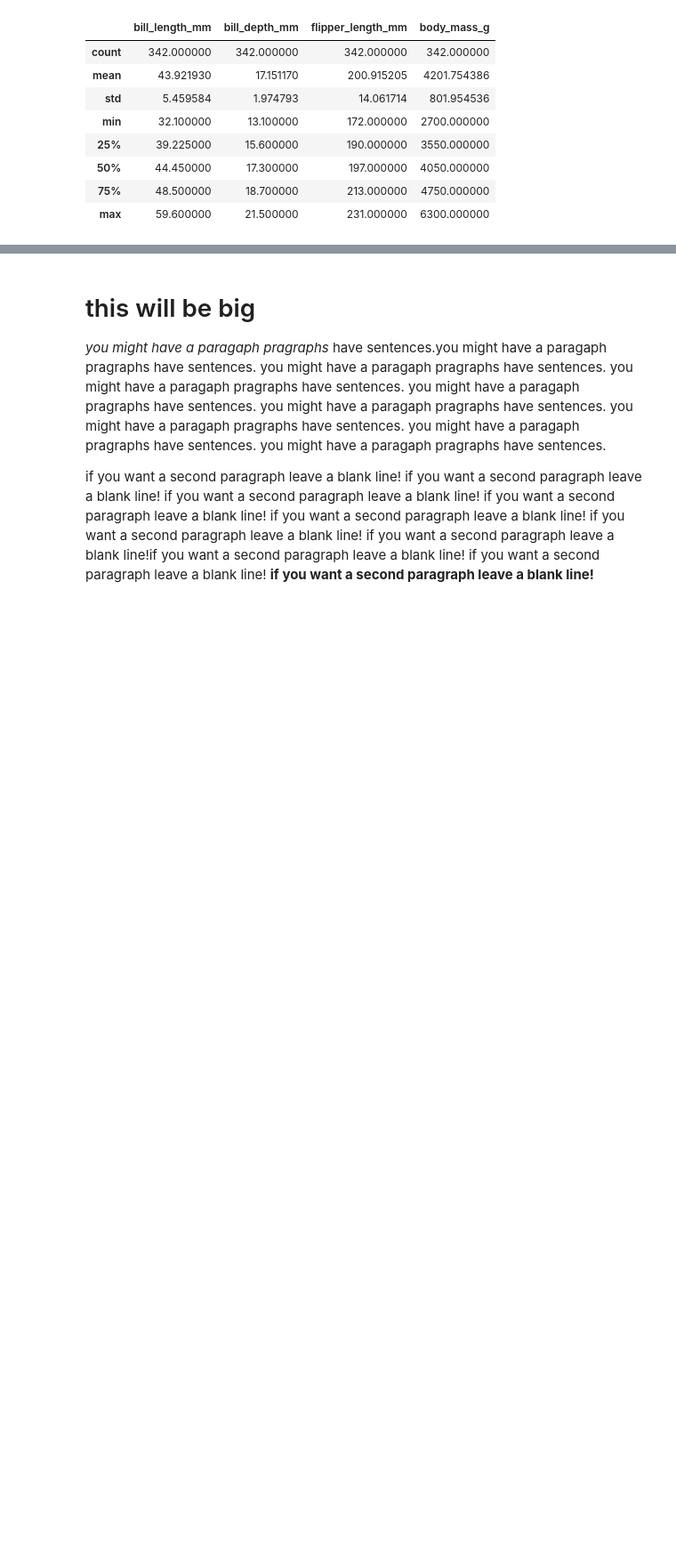
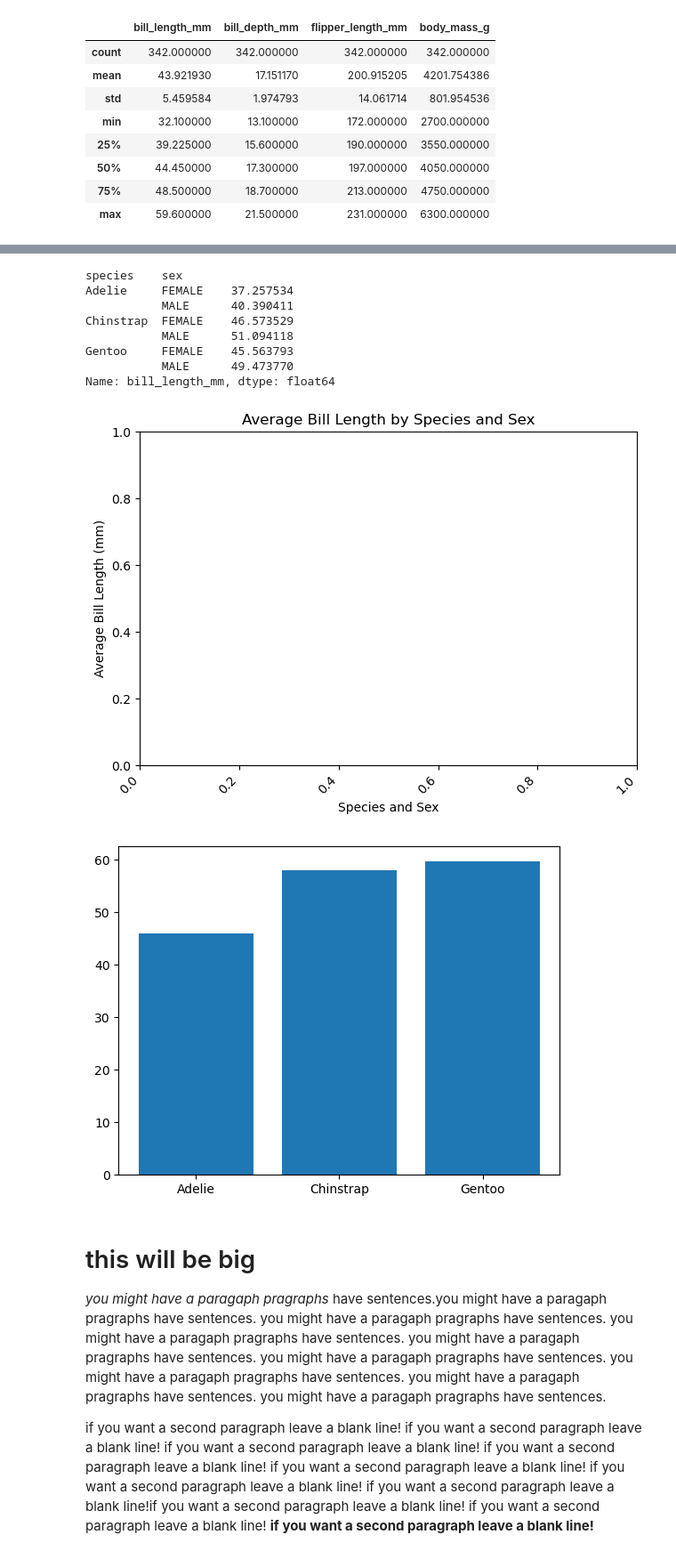
Before and after one commit to AndreHoarau/principles-of-data-analytics-project, a Jupyter notebook: penguins.ipynb, the cells around one changed output, grey strips where cells are left out. Shown: that part at 89% size. Saved outputs shown, nothing was run; the diff lists cells and outputs as text; code cells hidden in the pictures; blank space fills up the shorter version.

Commit message:
trying to get some bar charts working

```diff
--- a/penguins.ipynb
+++ b/penguins.ipynb
@@ -173,3 +187,32 @@ df.describe()
+# %%
+# We want to first get rid of any of the unidentified sexed penguins
+defineddf = df.dropna(subset= ['sex'])
+
+# Average bill length per sex needs to be calculated
+
+defineddf_billlengthaverage = defineddf.groupby(['species', 'sex'], )['bill_length_mm'].mean()
+print (defineddf_billlengthaverage)
+plt.xlabel('Species and Sex')
+plt.ylabel('Average Bill Length (mm)')
+plt.title('Average Bill Length by Species and Sex')
+plt.xticks(rotation=45, ha='right')  # Rotate x-axis labels for better readability
+plt.tight_layout()  # Adjust layout to prevent clipping of labels
+plt.show()
+BillLength = df["bill_length_mm"]
+Species = df["species"]
+plt.bar(Species,BillLength)
+plt.show()
+# %% [output]
+species    sex
+Adelie     FEMALE    37.257534
+           MALE      40.390411
+Chinstrap  FEMALE    46.573529
+           MALE      51.094118
+Gentoo     FEMALE    45.563793
+           MALE      49.473770
+Name: bill_length_mm, dtype: float64
+[figure, added]
+[figure, added]
 # %% [markdown]
 # this will be big
 
```
Also changed, not shown: parts of 5 cells of this notebook.
